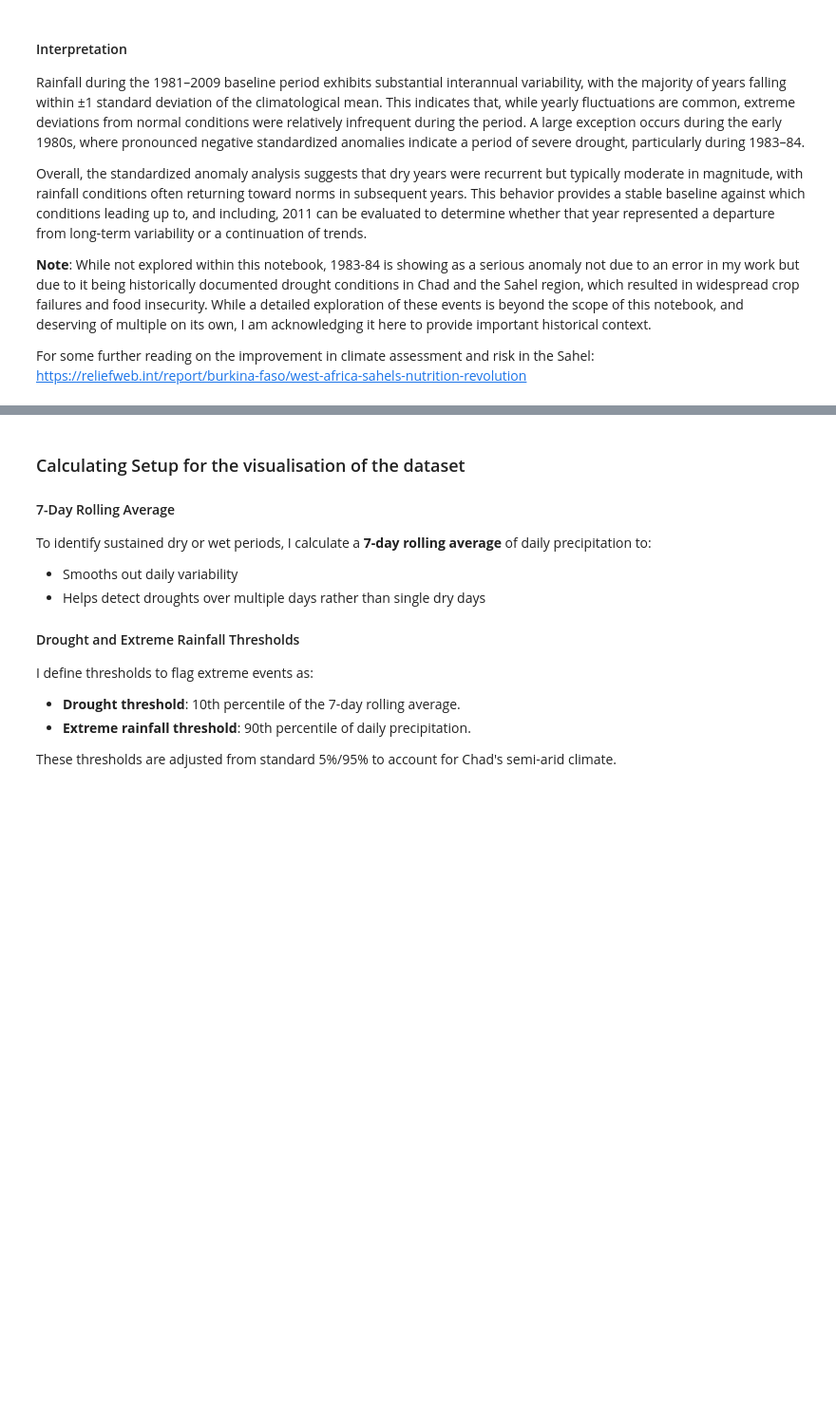
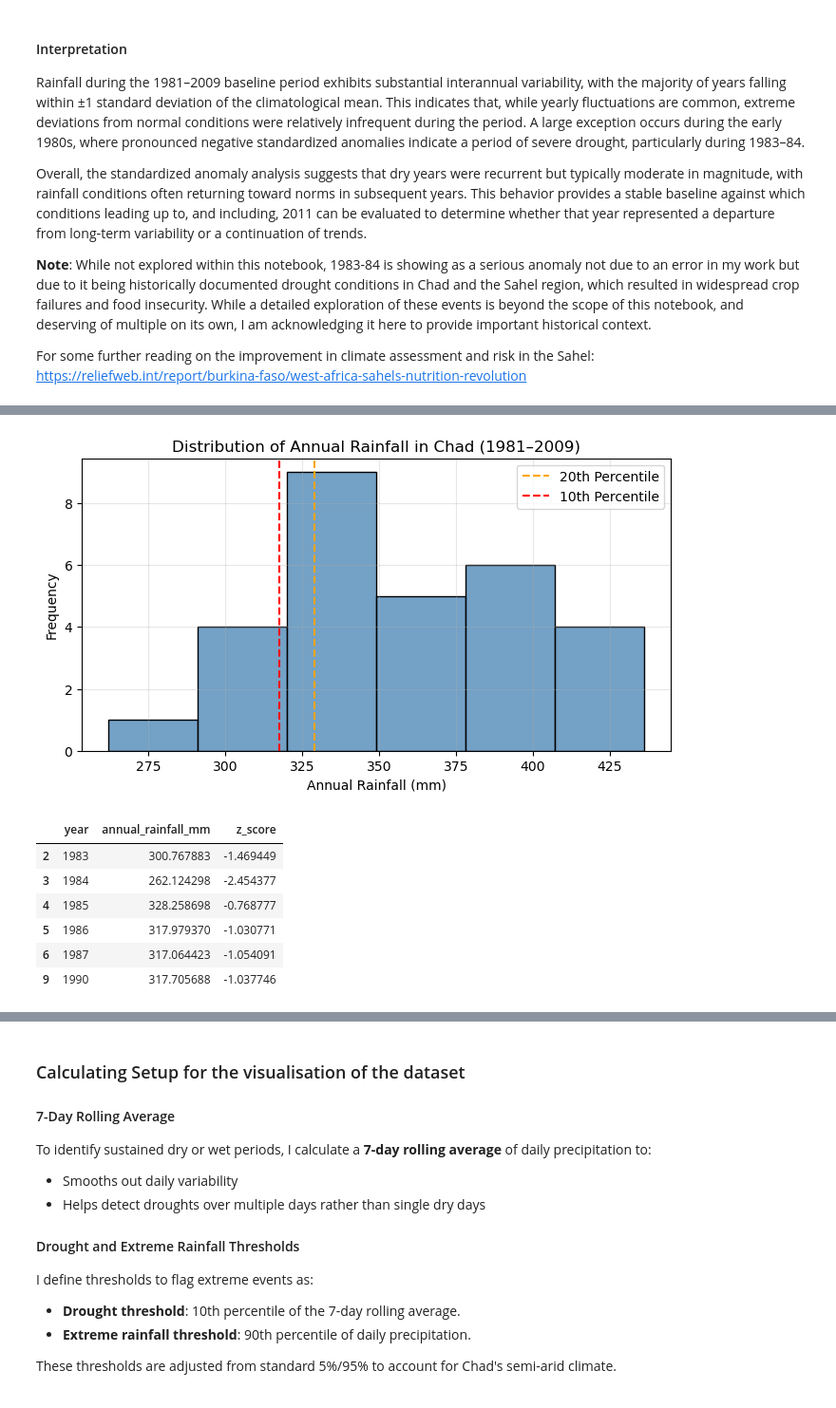
Before and after one commit to sgosmyt2/climate-extremes-risk-analysis, a Jupyter notebook: notebooks/Chad2011ExtremeWeather.ipynb, the cells around one changed output, grey strips where cells are left out. Shown at 95% size. Cells and saved outputs as stored; diff of their text form; code cells hidden in the pictures; blank space fills up the shorter version.

Commit message:
Added frequency of dry years and deficits analysis for historical baselines

```diff
--- a/notebooks/Chad2011ExtremeWeather.ipynb
+++ b/notebooks/Chad2011ExtremeWeather.ipynb
@@ -194,7 +194,7 @@ cv = clim_std / clim_mean
 
 print(f"Coefficient of Variation: {cv:.2%}")
 
-itannual_df = (
+dataframe_itann = (
     xr.Dataset({
         "annual_rainfall_mm": annual,
         "anomaly_mm": annual_anom,
@@ -204,7 +204,7 @@ itannual_df = (
 
 plt.figure(figsize=(14,6))
 sns.barplot(
-    data=itannual_df,
+    data=dataframe_itann,
     x="year",
     y="anomaly_mm",
     palette="flare",
@@ -221,8 +221,8 @@ plt.show()
 
 plt.figure(figsize=(10,6))
 plt.plot(
-    itannual_df["year"],
-    itannual_df["z_score"],
+    dataframe_itann["year"],
+    dataframe_itann["z_score"],
     marker="o",
     linewidth=1.5
 )
@@ -252,0 +266,38 @@ https://reliefweb.int/report/burkina-faso/west-africa-sahels-nutrition-revolutio
+# %%
+p20 = annual.quantile(0.20).compute().item()
+p10 = annual.quantile(0.10).compute().item()
+
+sg_dry = int(np.ceil(np.log2(29) + 1))
+
+dataframe_itann["dry_20"] = dataframe_itann["annual_rainfall_mm"] <= p20
+dataframe_itann["dry_10"] = dataframe_itann["annual_rainfall_mm"] <= p10
+
+dry_count20 = dataframe_itann["dry_20"].sum()
+dry_count10 = dataframe_itann["dry_10"].sum()
+total_year = len(dataframe_itann)
+
+plt.figure(figsize=(8,4))
+sns.histplot(
+    dataframe_itann["annual_rainfall_mm"],
+    bins=sg_dry,
+    color="steelblue"
+)
+plt.axvline(p20, color="orange", linestyle="--", label="20th Percentile")
+plt.axvline(p10, color="red", linestyle="--", label="10th Percentile")
+plt.xlabel("Annual Rainfall (mm)")
+plt.ylabel("Frequency")
+plt.title("Distribution of Annual Rainfall in Chad (1981–2009)")
+plt.legend()
+plt.grid(alpha=0.3)
+plt.show()
+
+dataframe_itann.loc[dataframe_itann["dry_20"], ["year", "annual_rainfall_mm", "z_score"]]
+# %% [output]
+[figure, added]
+|  | year | annual_rainfall_mm | z_score |
+| 2 | 1983 | 300.767883 | -1.469449 |
+| 3 | 1984 | 262.124298 | -2.454377 |
+| 4 | 1985 | 328.258698 | -0.768777 |
+| 5 | 1986 | 317.979370 | -1.030771 |
+| 6 | 1987 | 317.064423 | -1.054091 |
+| 9 | 1990 | 317.705688 | -1.037746 |
```
Also changed, not shown: parts of 4 cells of this notebook.
